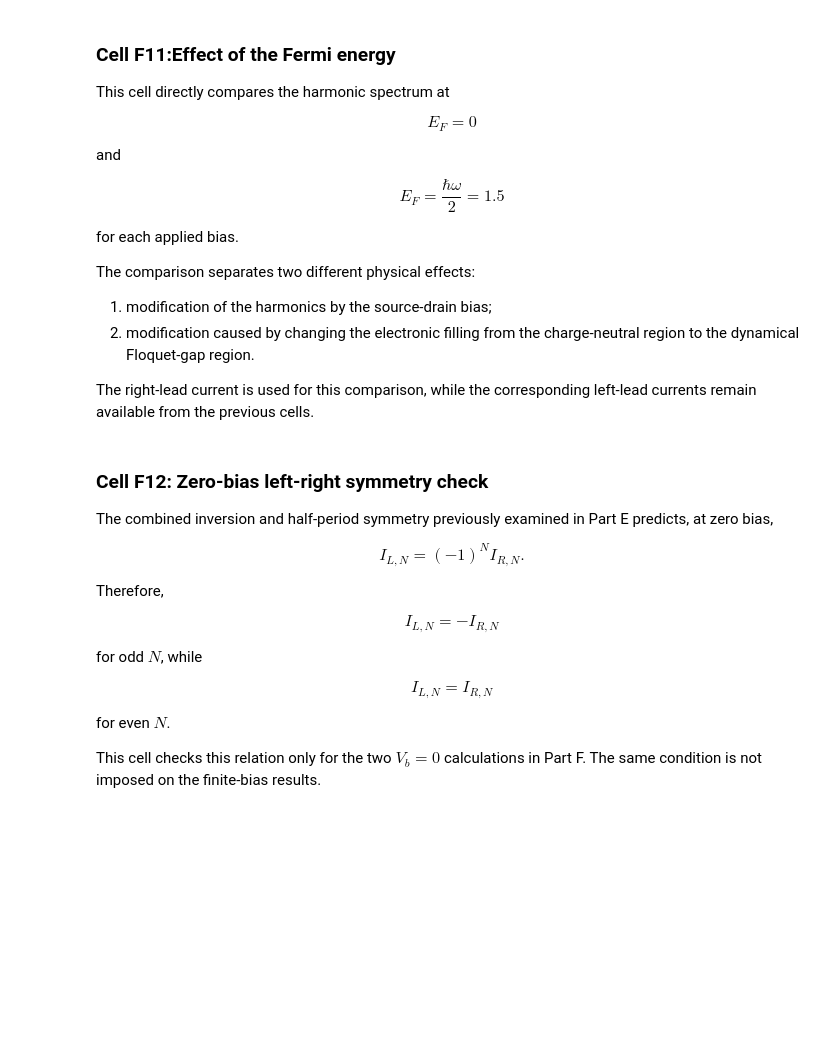
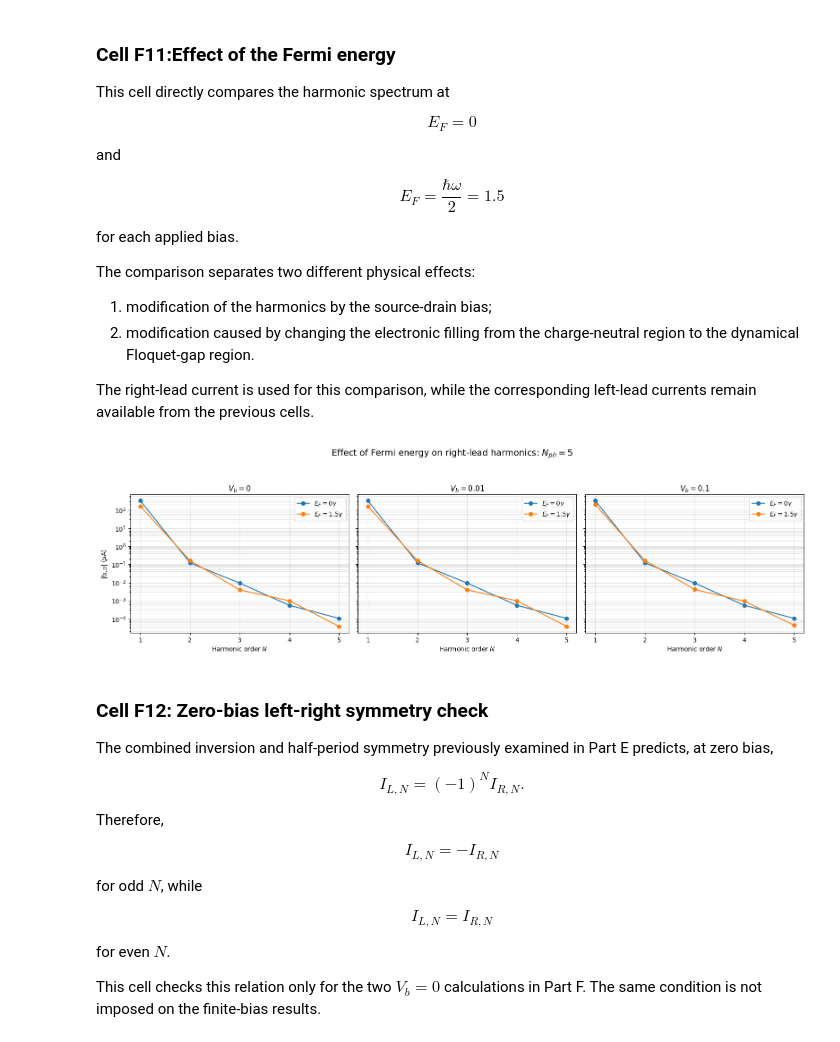
Before and after one commit to Jalil199/High_Harmonics, a Jupyter notebook: with-bessel-function.ipynb, the cells around one changed output. Cells and saved outputs as stored; diff of their text form; code cells hidden in the pictures; blank space fills up the shorter version.

Commit message:
Complete Part F finite-bias calculations; see F6 results

```diff
--- a/with-bessel-function.ipynb
+++ b/with-bessel-function.ipynb
@@ -6748,3 +7179,82 @@ for Vb in Vb_values_F:
+# %%
+# ============================================================
+# Cell F11: Direct EF comparison for each bias
+#
+# One row with three panels:
+#   Vb = 0
+#   Vb = 0.01
+#   Vb = 0.1
+#
+# Right-lead harmonic current only
+# ============================================================
+
+N_arr_F = np.array(N_list_F, dtype=int)
+
+fig, axes = plt.subplots(
+    1,
+    3,
+    figsize=(16, 4.8),
+    sharey=True
+)
+
+for ax, Vb in zip(axes, Vb_values_F):
+
+    for EF in EF_values_F:
+
+        key = (float(EF), float(Vb))
+
+        magnitudes = np.array([
+            partF_results[key]["R"][int(N)]["magnitude"]
+            for N in N_arr_F
+        ])
+
+        ax.semilogy(
+            N_arr_F,
+            magnitudes,
+            marker="o",
+            linewidth=1.5,
+            label=rf"$E_F={EF:g}\gamma$"
+        )
+
+    ax.set_xlabel(
+        r"Harmonic order $N$"
+    )
+
+    ax.set_title(
+        rf"$V_b={Vb:g}$"
+    )
+
+    ax.set_xticks(
+        N_arr_F
+    )
+
+    ax.grid(
+        alpha=0.3,
+        which="both"
+    )
+
+    ax.legend()
+
+
+# Y-axis label only needed on first panel
+axes[0].set_ylabel(
+    r"$|I_{R,N}|$ ($\mu$A)"
+)
+
+
+fig.suptitle(
+    rf"Effect of Fermi energy on right-lead harmonics: "
+    rf"$N_{{ph}}={Nph_F}$",
+    fontsize=14
+)
+
+plt.tight_layout(
+    rect=[0, 0, 1, 0.93]
+)
+
+plt.show()
+# %% [output]
+[figure, added]
 # %% [markdown]
 ### Cell F12: Zero-bias left-right symmetry check
 
```
Also changed, not shown: parts of 15 cells of this notebook.
